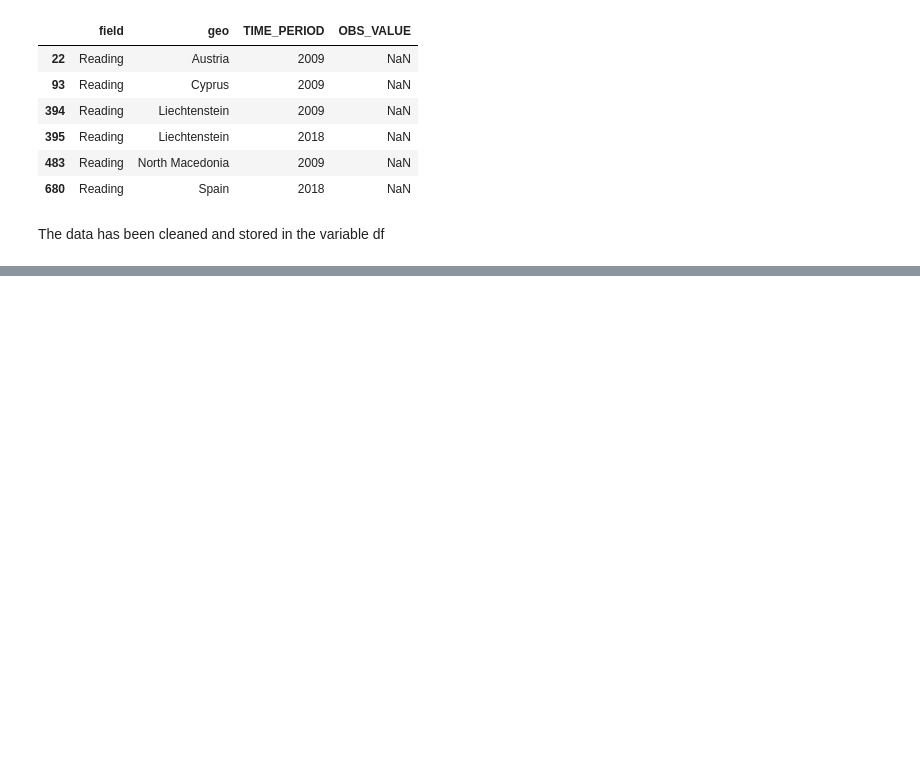
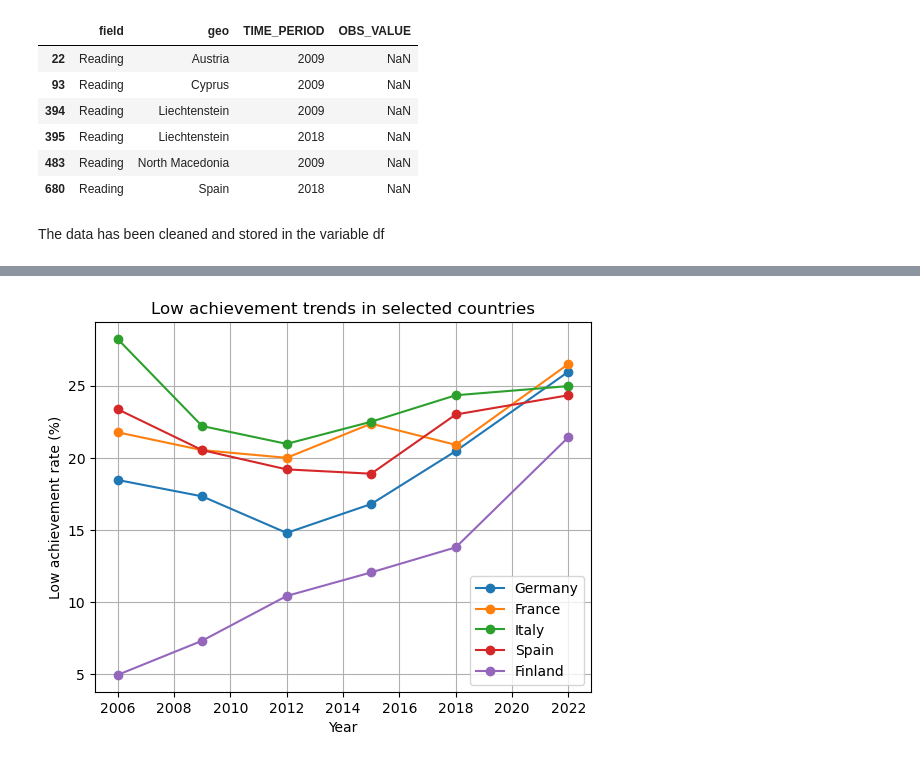
Before and after one commit to whatamIevendoing-213/PISAProject, a Jupyter notebook: shared_notebook.ipynb, the cells around one changed output, grey strips where cells are left out. Drawn from its saved outputs; the diff is of its cells as text; code cells hidden in the pictures; blank space fills up the shorter version.

```diff
--- a/shared_notebook.ipynb
+++ b/shared_notebook.ipynb
@@ -78,0 +159,25 @@ The data has been cleaned and stored in the variable df
+# %%
+df_country_year = (
+    df.groupby(["geo", "TIME_PERIOD"])["OBS_VALUE"]
+      .mean()
+      .reset_index()
+)
+# creating a new dataframe that groups by country and year to get the average low-achieving student rate for each country per year
+# %%
+selected_countries = ["Germany", "France", "Italy", "Spain", "Finland"]
+
+df_sel = df_country_year[df_country_year["geo"].isin(selected_countries)]
+
+for country in selected_countries:
+    temp = df_sel[df_sel["geo"] == country]
+    plt.plot(temp["TIME_PERIOD"], temp["OBS_VALUE"], marker="o", label=country)
+
+plt.xlabel("Year")
+plt.ylabel("Low achievement rate (%)")
+plt.title("Low achievement trends in selected countries")
+plt.legend()
+plt.grid(True)
+plt.show()
+# plotting the trends of low-achieving students in selected countries over the years
+# %% [output]
+[figure, added]
```
Also changed, not shown: parts of 17 cells of this notebook.
